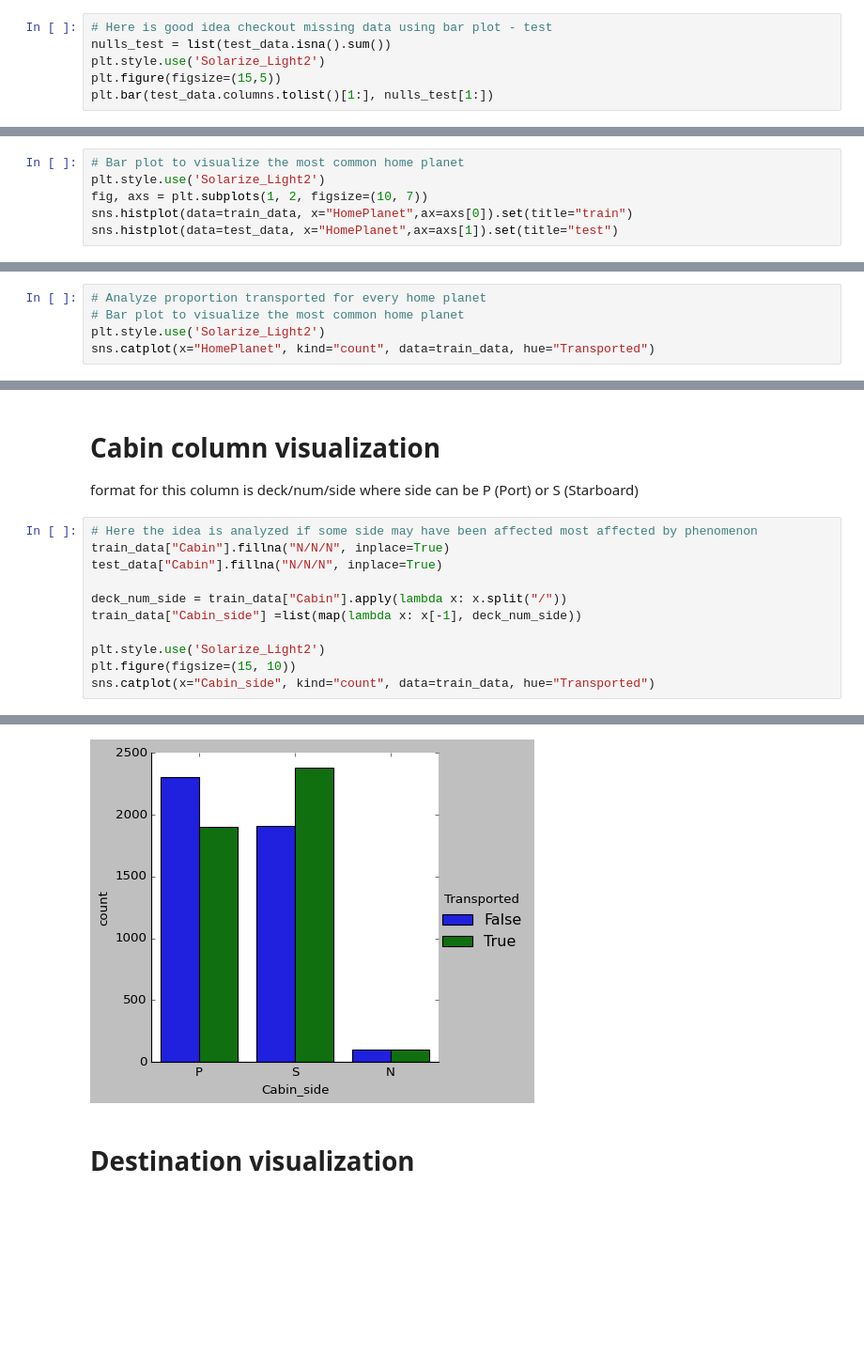
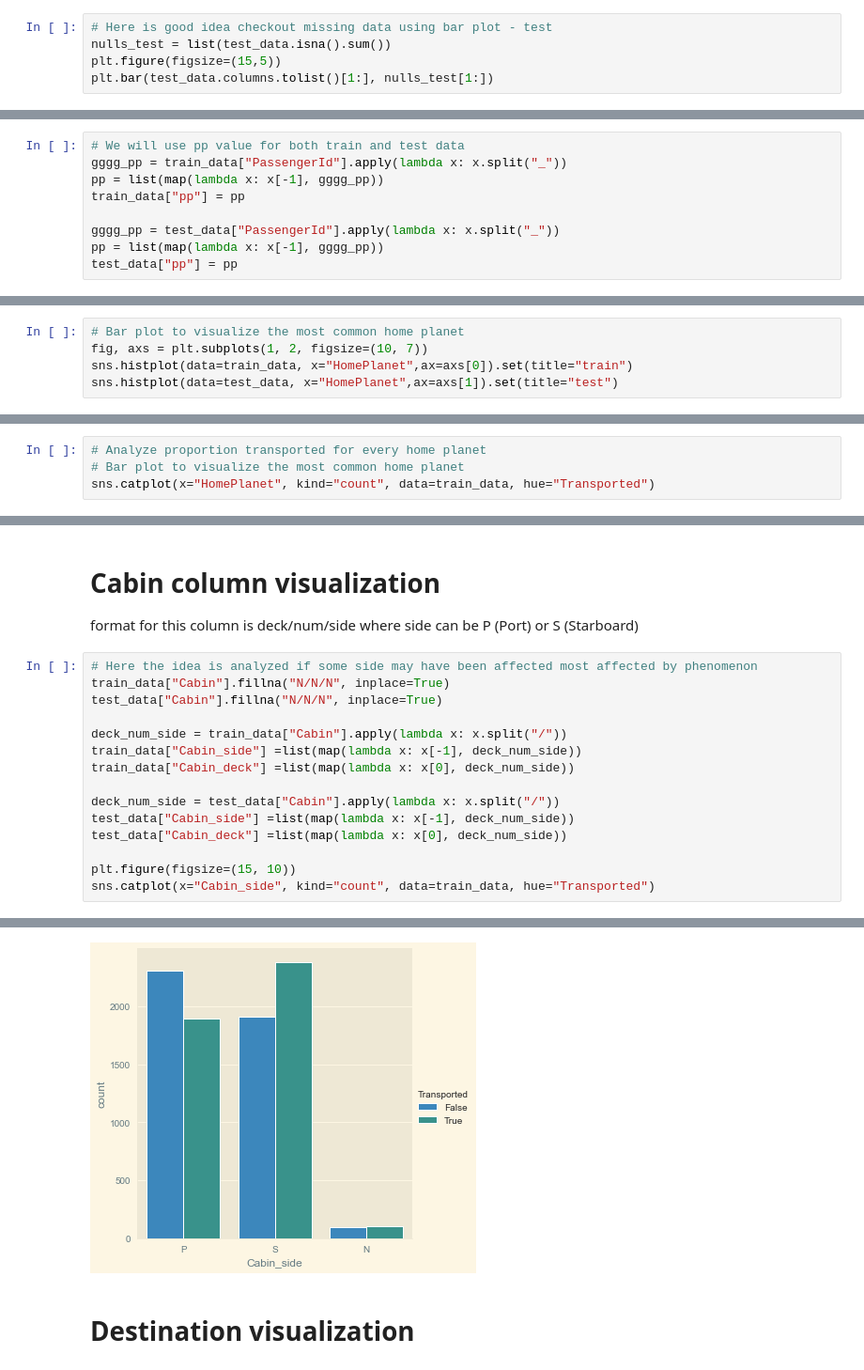
Before and after one commit to SebasAI95/Kaggle_challenge, a Jupyter notebook: spaceship_challenge_02.ipynb, the cells around one changed output, grey strips where cells are left out. Shown at 94% size. Cells and saved outputs as stored; diff of their text form; blank space fills up the shorter version.

```diff
--- a/spaceship_challenge_02.ipynb
+++ b/spaceship_challenge_02.ipynb
@@ -102,7 +102,6 @@ plt.bar(train_data.columns.tolist()[1:-1], nulls_train[1:-1])
 # %%
 # Here is good idea checkout missing data using bar plot - test
 nulls_test = list(test_data.isna().sum())
-plt.style.use('Solarize_Light2')
 plt.figure(figsize=(15,5))
 plt.bar(test_data.columns.tolist()[1:], nulls_test[1:])
 # %% [output]
@@ -113,8 +116,16 @@ Here, is clear that exist a lot of rows without information so in next section n
+# %%
+# We will use pp value for both train and test data
+gggg_pp = train_data["PassengerId"].apply(lambda x: x.split("_"))
+pp = list(map(lambda x: x[-1], gggg_pp))
+train_data["pp"] = pp
+
+gggg_pp = test_data["PassengerId"].apply(lambda x: x.split("_"))
+pp = list(map(lambda x: x[-1], gggg_pp))
+test_data["pp"] = pp
 # %% [markdown]
 # HomePlanet column visualization
 # %%
 # Bar plot to visualize the most common home planet
-plt.style.use('Solarize_Light2')
 fig, axs = plt.subplots(1, 2, figsize=(10, 7))
 sns.histplot(data=train_data, x="HomePlanet",ax=axs[0]).set(title="train")
 sns.histplot(data=test_data, x="HomePlanet",ax=axs[1]).set(title="test")
@@ -124,7 +135,6 @@ sns.histplot(data=test_data, x="HomePlanet",ax=axs[1]).set(title="test")
 # %%
 # Analyze proportion transported for every home planet
 # Bar plot to visualize the most common home planet
-plt.style.use('Solarize_Light2')
 sns.catplot(x="HomePlanet", kind="count", data=train_data, hue="Transported")
 # %% [output]
 <seaborn.axisgrid.FacetGrid at 0x...>
@@ -155,8 +165,12 @@ test_data["Cabin"].fillna("N/N/N", inplace=True)
 
 deck_num_side = train_data["Cabin"].apply(lambda x: x.split("/"))
 train_data["Cabin_side"] =list(map(lambda x: x[-1], deck_num_side))
+train_data["Cabin_deck"] =list(map(lambda x: x[0], deck_num_side))
 
-plt.style.use('Solarize_Light2')
+deck_num_side = test_data["Cabin"].apply(lambda x: x.split("/"))
+test_data["Cabin_side"] =list(map(lambda x: x[-1], deck_num_side))
+test_data["Cabin_deck"] =list(map(lambda x: x[0], deck_num_side))
+
 plt.figure(figsize=(15, 10))
 sns.catplot(x="Cabin_side", kind="count", data=train_data, hue="Transported")
 # %% [output]
@@ -165,4 +179,4 @@ sns.catplot(x="Cabin_side", kind="count", data=train_data, hue="Transported")
-[figure, old version]
+[figure, new version]
 # %% [markdown]
 # Destination visualization
 # %%
```
Also changed, not shown: parts of 23 cells of this notebook.
